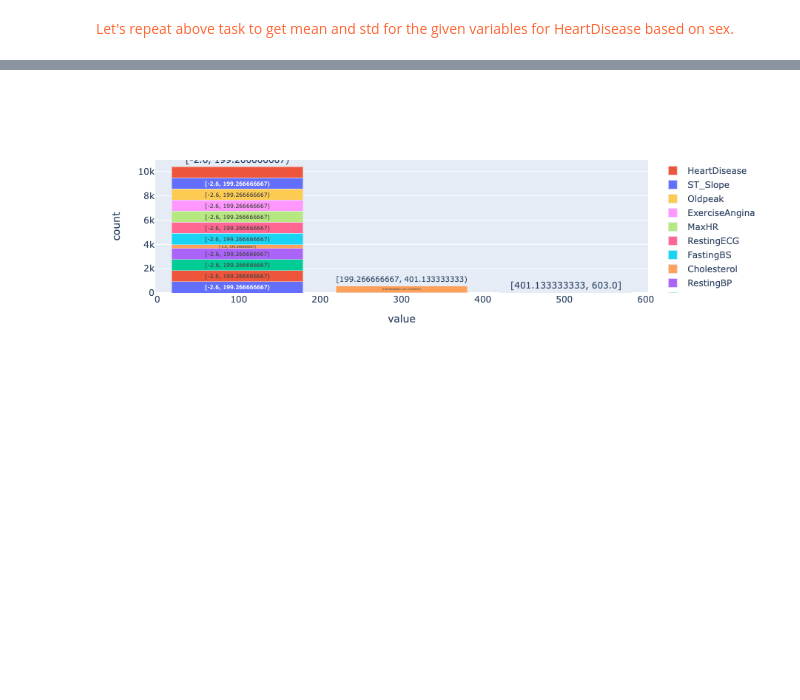
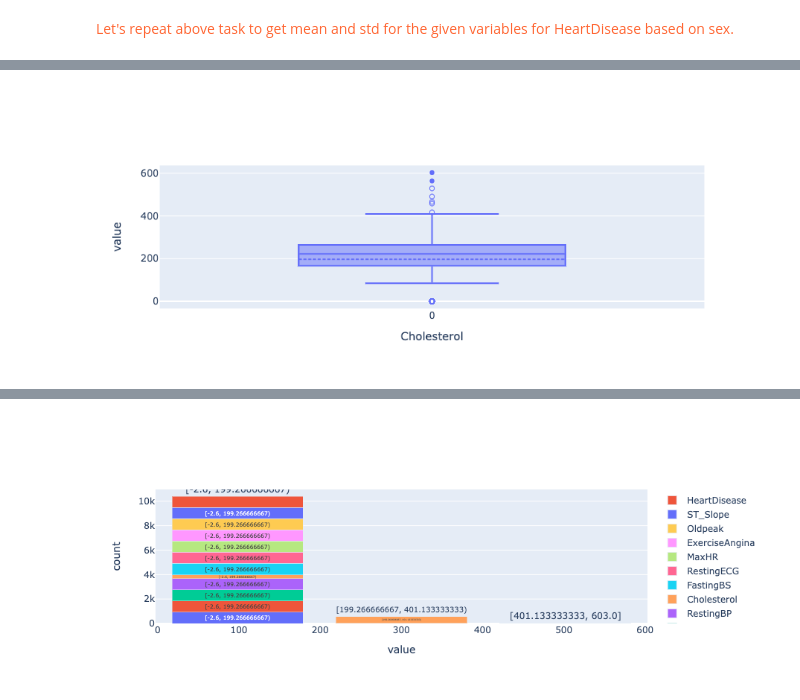
Before and after one commit to akoncsugit/HeartFailure, a Jupyter notebook: FinalProject.ipynb, the cells around one changed output, grey strips where cells are left out. Drawn from its saved outputs; the diff is of its cells as text; code cells hidden in the pictures; blank space fills up the shorter version.

```diff
--- a/FinalProject.ipynb
+++ b/FinalProject.ipynb
@@ -169,0 +203,4 @@ NameError: name 'psdf_train_summ_sex' is not defined
+# %%
+psdf_train['Cholesterol'].plot.box()
+# %% [output]
+[figure, added]
```
Also changed, not shown: parts of 17 cells of this notebook.
